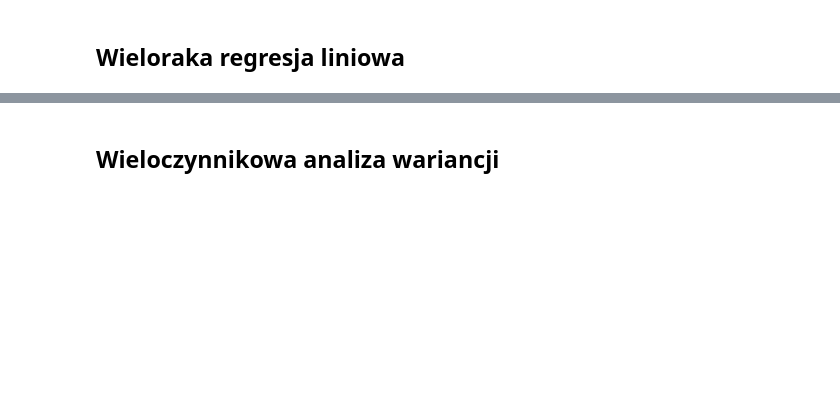
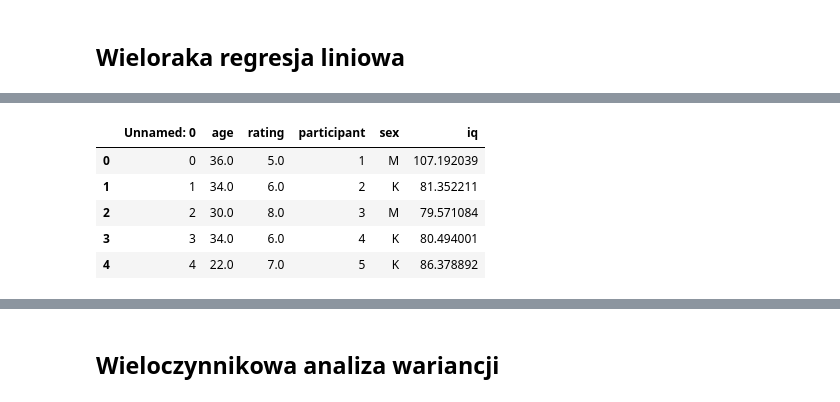
Before and after one commit to PanBartosz/semexp, a Jupyter notebook: 06_Statystyczne_testowanie_hipotez/03. Testy statystyczne. Część III.ipynb, the cells around one changed output, grey strips where cells are left out. Cells and saved outputs as stored; diff of their text form; code cells hidden in the pictures; blank space fills up the shorter version.

```diff
--- a/06_Statystyczne_testowanie_hipotez/03. Testy statystyczne. Część III.ipynb
+++ b/06_Statystyczne_testowanie_hipotez/03. Testy statystyczne. Część III.ipynb
@@ -50,0 +91,10 @@ pg.regression.linear_regression(y = data['rating'], X = data['age'])
+# %%
+data = pd.read_csv('risk_extended.csv')
+data.head()
+# %% [output]
+|  | Unnamed: 0 | age | rating | participant | sex | iq |
+| 0 | 0 | 36.0 | 5.0 | 1 | M | 107.192039 |
+| 1 | 1 | 34.0 | 6.0 | 2 | K | 81.352211 |
+| 2 | 2 | 30.0 | 8.0 | 3 | M | 79.571084 |
+| 3 | 3 | 34.0 | 6.0 | 4 | K | 80.494001 |
+| 4 | 4 | 22.0 | 7.0 | 5 | K | 86.378892 |
```
Also changed, not shown: parts of 33 cells of this notebook, 28 other files.
